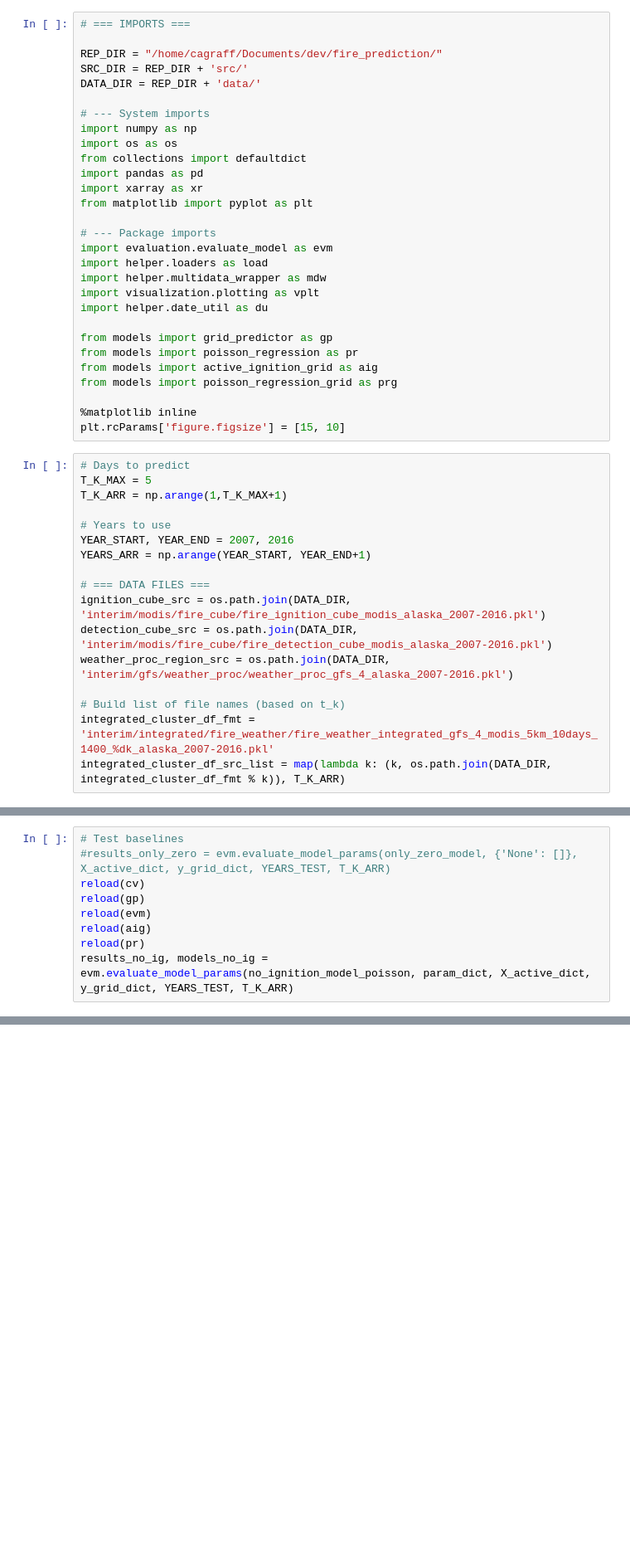
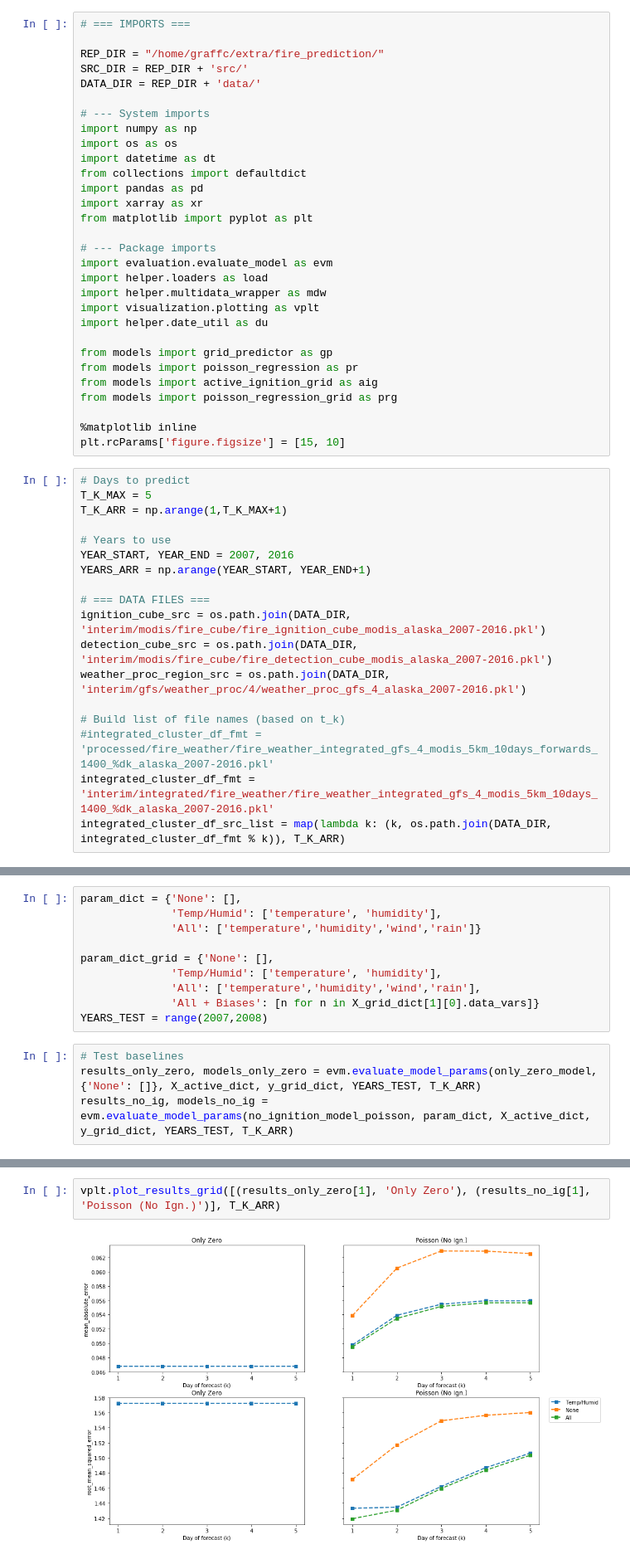
Before and after one commit to UCIDataLab/fire_prediction, a Jupyter notebook: notebooks/exploratory/prediction/grid_model-2.0-cagraff.ipynb, the cells around one changed output, grey strips where cells are left out. Shown at 83% size. Drawn from its saved outputs; the diff is of its cells as text; blank space fills up the shorter version.

Commit message:
Improving grid

```diff
--- a/notebooks/exploratory/prediction/grid_model-2.0-cagraff.ipynb
+++ b/notebooks/exploratory/prediction/grid_model-2.0-cagraff.ipynb
@@ -1,13 +1,14 @@
 # %%
 # === IMPORTS ===
 
-REP_DIR = "/home/cagraff/Documents/dev/fire_prediction/"
+REP_DIR = "/home/graffc/extra/fire_prediction/"
 SRC_DIR = REP_DIR + 'src/'
 DATA_DIR = REP_DIR + 'data/'
 
 # --- System imports
 import numpy as np
 import os as os
+import datetime as dt
 from collections import defaultdict
 import pandas as pd
 import xarray as xr
@@ -39,9 +40,10 @@ YEARS_ARR = np.arange(YEAR_START, YEAR_END+1)
 # === DATA FILES ===
 ignition_cube_src = os.path.join(DATA_DIR, 'interim/modis/fire_cube/fire_ignition_cube_modis_alaska_2007-2016.pkl')
 detection_cube_src = os.path.join(DATA_DIR, 'interim/modis/fire_cube/fire_detection_cube_modis_alaska_2007-2016.pkl')
-weather_proc_region_src = os.path.join(DATA_DIR, 'interim/gfs/weather_proc/weather_proc_gfs_4_alaska_2007-2016.pkl')
+weather_proc_region_src = os.path.join(DATA_DIR, 'interim/gfs/weather_proc/4/weather_proc_gfs_4_alaska_2007-2016.pkl')
 
 # Build list of file names (based on t_k)
+#integrated_cluster_df_fmt = 'processed/fire_weather/fire_weather_integrated_gfs_4_modis_5km_10days_forwards_1400_%dk_alaska_2007-2016.pkl'
 integrated_cluster_df_fmt = 'interim/integrated/fire_weather/fire_weather_integrated_gfs_4_modis_5km_10days_1400_%dk_alaska_2007-2016.pkl'
 integrated_cluster_df_src_list = map(lambda k: (k, os.path.join(DATA_DIR, integrated_cluster_df_fmt % k)), T_K_ARR)
 # %%
@@ -202,9 +226,14 @@ X_grid_dict = build_x_grid(weather_proc_region, Y_detection_c, T_K_ARR)
+# %%
+param_dict = {'None': [],
+              'Temp/Humid': ['temperature', 'humidity'],
+              'All': ['temperature','humidity','wind','rain']}
+
+param_dict_grid = {'None': [],
+              'Temp/Humid': ['temperature', 'humidity'],
+              'All': ['temperature','humidity','wind','rain'],
+              'All + Biases': [n for n in X_grid_dict[1][0].data_vars]}
+YEARS_TEST = range(2007,2008)
 # %%
 # Test baselines
-#results_only_zero = evm.evaluate_model_params(only_zero_model, {'None': []}, X_active_dict, y_grid_dict, YEARS_TEST, T_K_ARR)
-reload(cv)
-reload(gp)
-reload(evm)
-reload(aig)
-reload(pr)
+results_only_zero, models_only_zero = evm.evaluate_model_params(only_zero_model, {'None': []}, X_active_dict, y_grid_dict, YEARS_TEST, T_K_ARR)
 results_no_ig, models_no_ig = evm.evaluate_model_params(no_ignition_model_poisson, param_dict, X_active_dict, y_grid_dict, YEARS_TEST, T_K_ARR)
@@ -211 +244,5 @@ results_no_ig, models_no_ig = evm.evaluate_model_params(no_ignition_model_poisso
+# %%
+vplt.plot_results_grid([(results_only_zero[1], 'Only Zero'), (results_no_ig[1], 'Poisson (No Ign.)')], T_K_ARR)
+# %% [output]
+[figure, added]
 # %%
```
Also changed, not shown: parts of 11 cells of this notebook, 4 other files.
